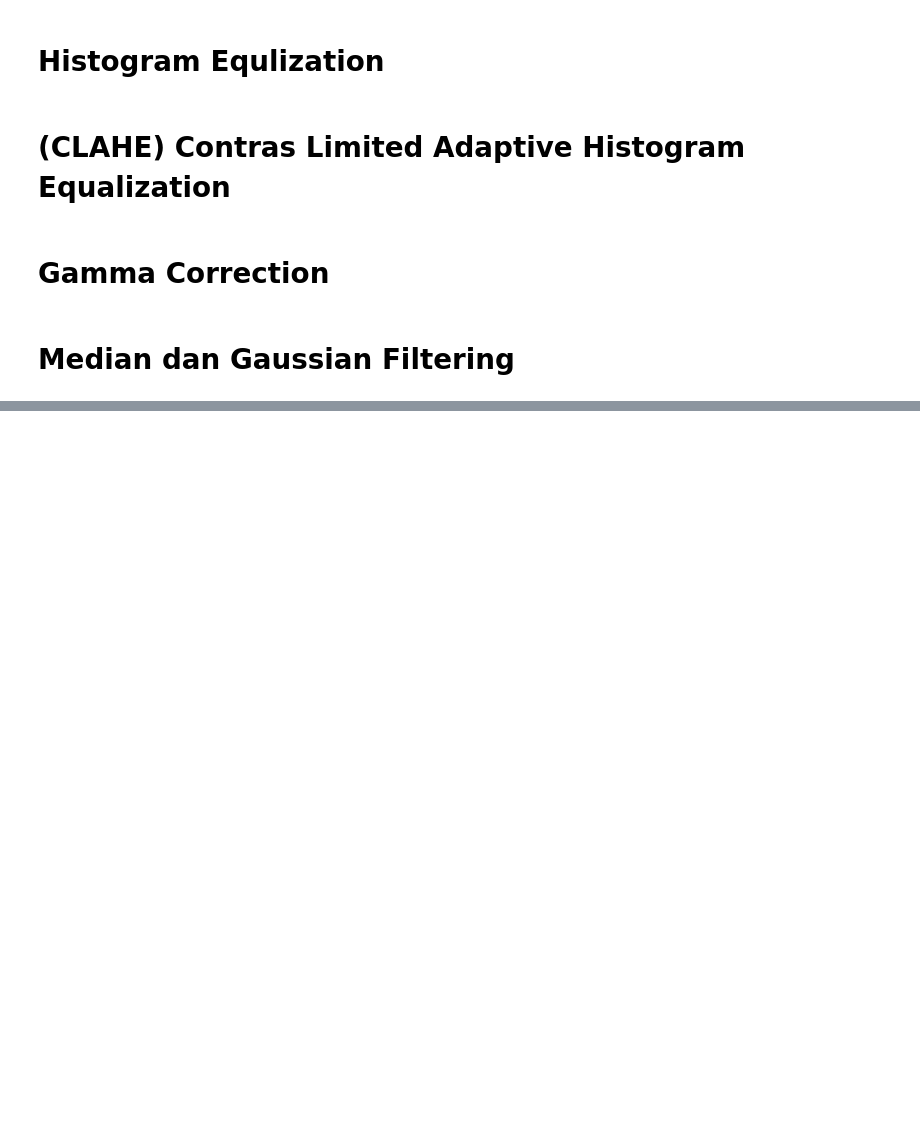
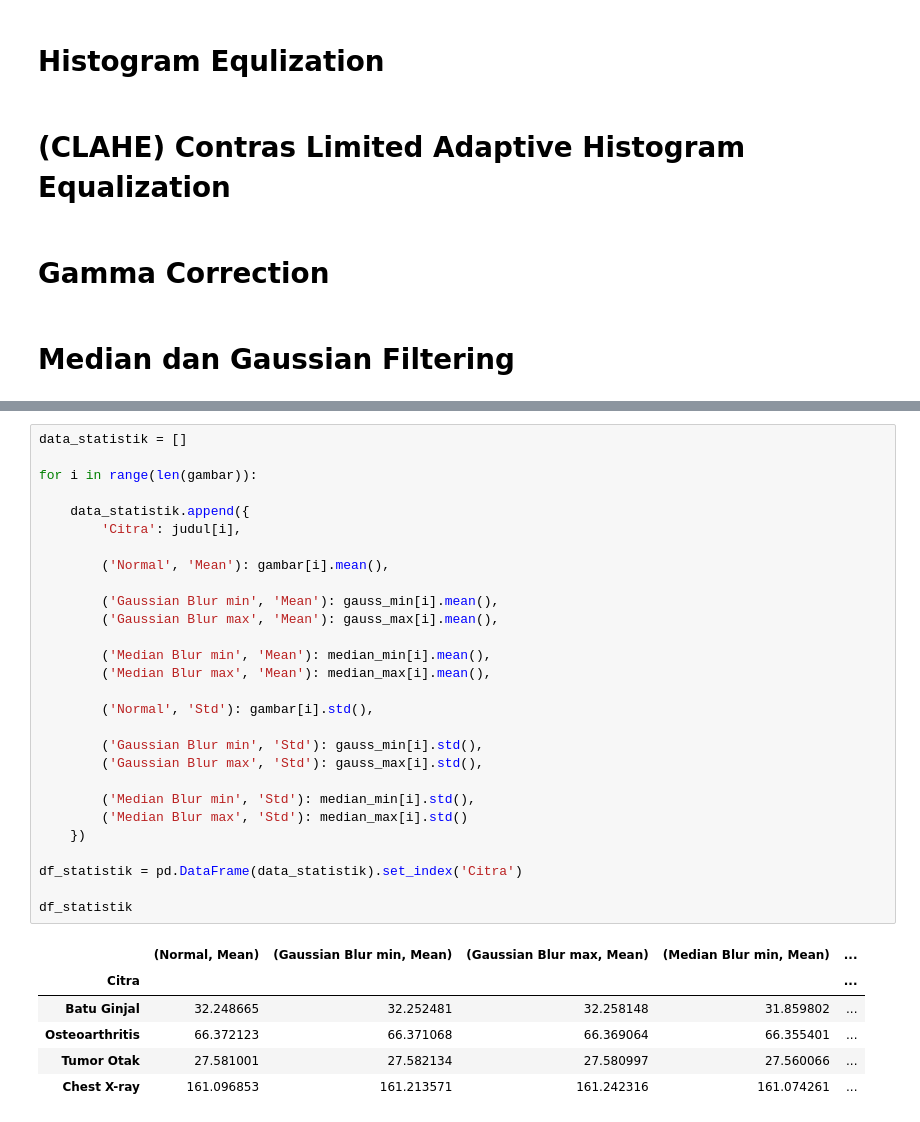
Before and after one commit to EaganKyoji/AI-project, a Jupyter notebook: peningkatan-kualitas-citra-medis.ipynb, the cells around one changed output, grey strips where cells are left out. Saved outputs shown, nothing was run; the diff lists cells and outputs as text; blank space fills up the shorter version.

```diff
--- a/peningkatan-kualitas-citra-medis.ipynb
+++ b/peningkatan-kualitas-citra-medis.ipynb
@@ -77,0 +163,35 @@ plt.show()
+# %%
+data_statistik = []
+
+for i in range(len(gambar)):
+
+    data_statistik.append({
+        'Citra': judul[i],
+
+        ('Normal', 'Mean'): gambar[i].mean(),
+
+        ('Gaussian Blur min', 'Mean'): gauss_min[i].mean(),
+        ('Gaussian Blur max', 'Mean'): gauss_max[i].mean(),
+
+        ('Median Blur min', 'Mean'): median_min[i].mean(),
+        ('Median Blur max', 'Mean'): median_max[i].mean(),
+
+        ('Normal', 'Std'): gambar[i].std(),
+
+        ('Gaussian Blur min', 'Std'): gauss_min[i].std(),
+        ('Gaussian Blur max', 'Std'): gauss_max[i].std(),
+
+        ('Median Blur min', 'Std'): median_min[i].std(),
+        ('Median Blur max', 'Std'): median_max[i].std()
+    })
+
+df_statistik = pd.DataFrame(data_statistik).set_index('Citra')
+
+df_statistik
+# %% [output]
+|  | (Normal, Mean) | (Gaussian Blur min, Mean) | (Gaussian Blur max, Mean) | (Median Blur min, Mean) | ... |
+| Citra |  |  |  |  | ... |
+| Batu Ginjal | 32.248665 | 32.252481 | 32.258148 | 31.859802 | ... |
+| Osteoarthritis | 66.372123 | 66.371068 | 66.369064 | 66.355401 | ... |
+| Tumor Otak | 27.581001 | 27.582134 | 27.580997 | 27.560066 | ... |
+| Chest X-ray | 161.096853 | 161.213571 | 161.242316 | 161.074261 | ... |
```
Also changed, not shown: parts of 5 cells of this notebook.
